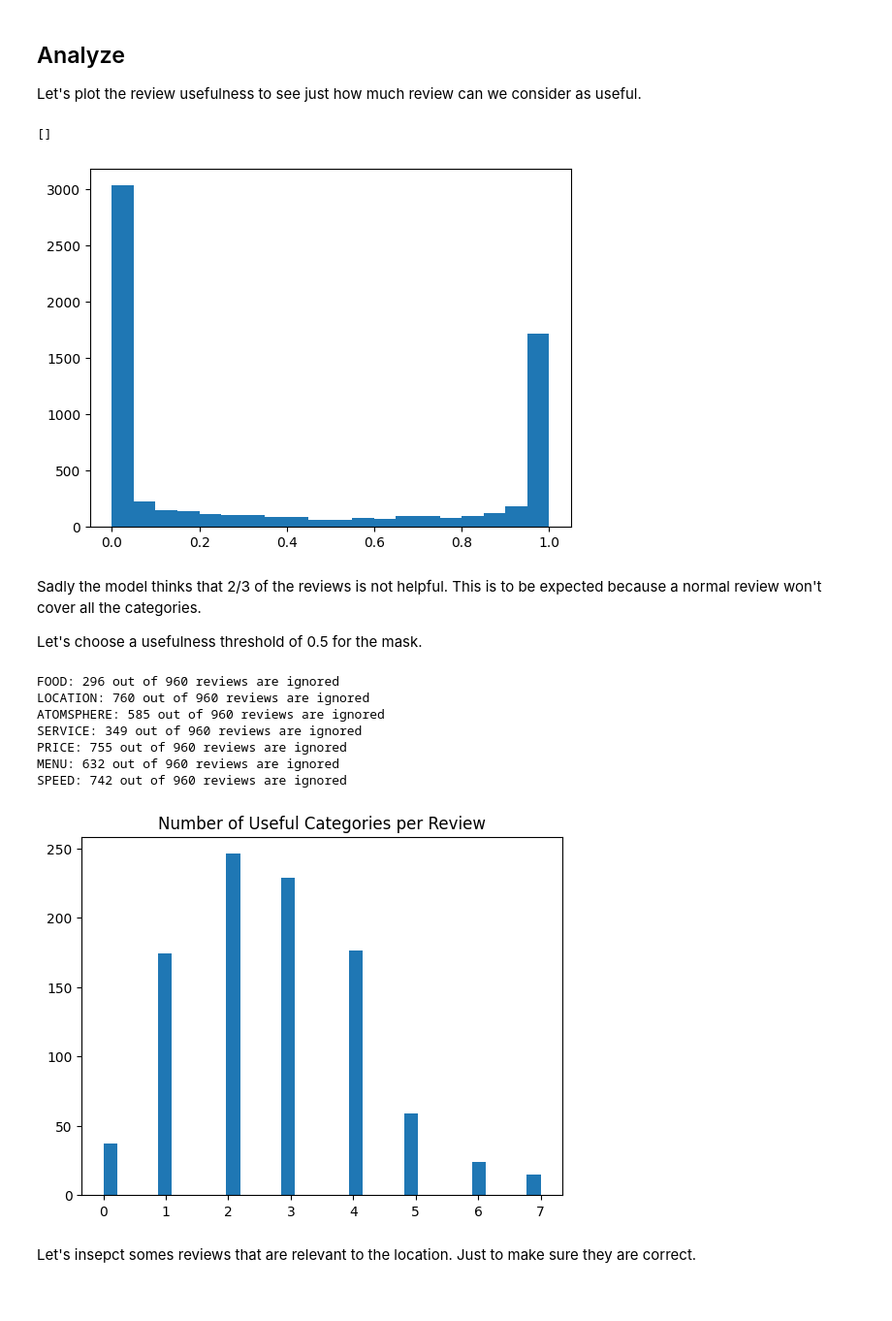
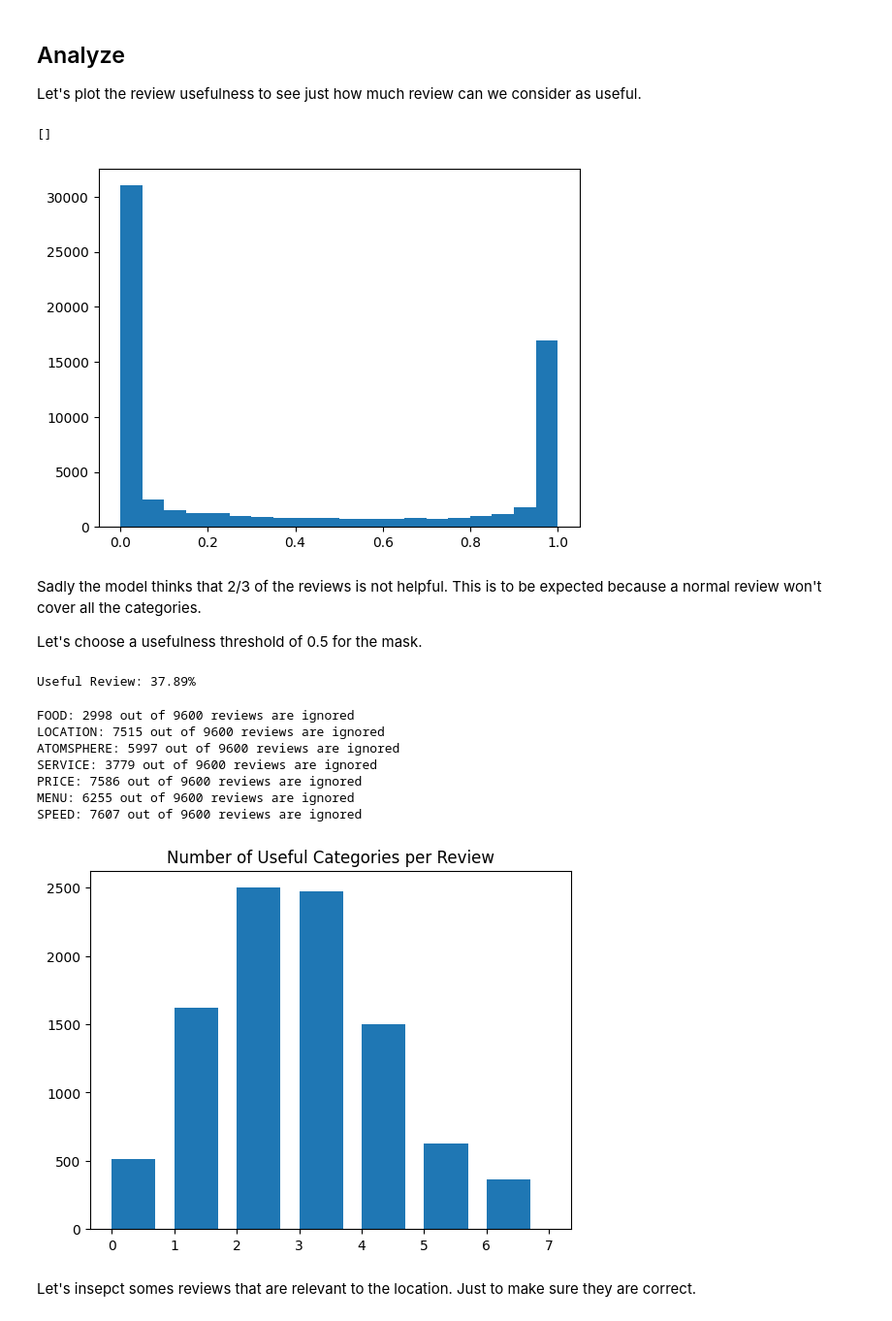
Before and after one commit to Decycle/RestaurantReviews, a Jupyter notebook: models/decoder_inference.ipynb, the cells around one changed output. Shown: that part at 97% size. Cells and saved outputs as stored; diff of their text form; code cells hidden in the pictures.

```diff
--- a/models/decoder_inference.ipynb
+++ b/models/decoder_inference.ipynb
@@ -56,7 +56,7 @@ Special tokens have been added in the vocabulary, make sure the associated word
 
 We will be using the yelp dataset for experimenting
 # %%
-DATASET_SIZE = 960
+DATASET_SIZE = 9600
 # %%
 # Sample Dataset for Testing
 from datasets import load_dataset, VerificationMode
@@ -235,32 +235,38 @@ plt.hist(usefulness, bins=20)
 plt.plot()
 # %% [output]
 []
-[figure, old version]
+[figure, new version]
 # %% [markdown]
 Sadly the model thinks that 2/3 of the reviews is not helpful. This is to be expected because a normal review won't cover all the categories.
 
 Let's choose a usefulness threshold of 0.5 for the mask.
+# %%
+review_mask = review_usefulness > 0.5
+
+print(f"Useful Review: {torch.sum(review_mask).item() / review_mask.numel() * 100:.2f}%")
+# %% [output]
+Useful Review: 37.89%
 # %%
 review_mask = review_usefulness > 0.5
 
 # let's see how much responses we are ignoring
 for i, category in enumerate(categories):
     print(f"{category}: {num_batch*BATCH_SIZE - torch.sum(review_mask[i]).item()} out of {num_batch*BATCH_SIZE} reviews are ignored")
 
 # let's also see how much useful category does each review have
 useful_reviews = torch.sum(review_mask[:, :num_batch*BATCH_SIZE], dim=0)
-plt.hist(useful_reviews, bins=32)
+plt.hist(useful_reviews, bins=len(categories), width=0.7)
 plt.title("Number of Useful Categories per Review")
 plt.show()
 # %% [output]
-FOOD: 296 out of 960 reviews are ignored
-LOCATION: 760 out of 960 reviews are ignored
-ATOMSPHERE: 585 out of 960 reviews are ignored
-SERVICE: 349 out of 960 reviews are ignored
-PRICE: 755 out of 960 reviews are ignored
-MENU: 632 out of 960 reviews are ignored
-SPEED: 742 out of 960 reviews are ignored
+FOOD: 2998 out of 9600 reviews are ignored
+LOCATION: 7515 out of 9600 reviews are ignored
+ATOMSPHERE: 5997 out of 9600 reviews are ignored
+SERVICE: 3779 out of 9600 reviews are ignored
+PRICE: 7586 out of 9600 reviews are ignored
+MENU: 6255 out of 9600 reviews are ignored
+SPEED: 7607 out of 9600 reviews are ignored
-[figure, old version]
+[figure, new version]
 # %% [markdown]
 Let's insepct somes reviews that are relevant to the location. Just to make sure they are correct.
 # %%
```
Also changed, not shown: parts of 7 cells of this notebook.
